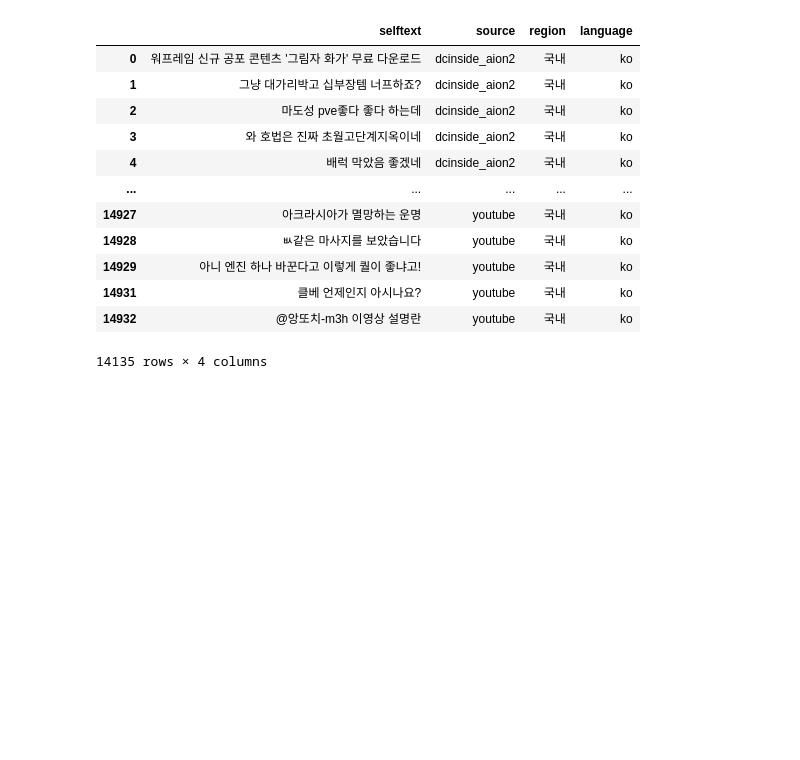
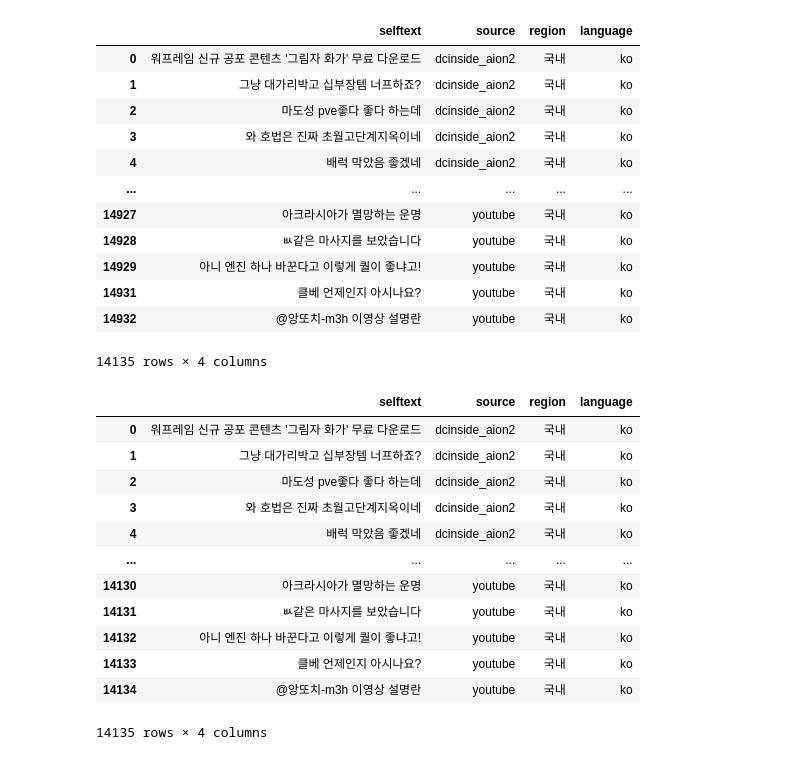
Before and after one commit to SsongSeta/Control_Defines_Difficulty, a Jupyter notebook: 1_code/01_4_EDA_comment.ipynb, the cells around one changed output. Cells and saved outputs as stored; diff of their text form; code cells hidden in the pictures; blank space fills up the shorter version.

```diff
--- a/1_code/01_4_EDA_comment.ipynb
+++ b/1_code/01_4_EDA_comment.ipynb
@@ -236,3 +234,20 @@ df = df_ko.copy()
+# %%
+df = pd.read_csv(r'F:\porti\2026\Control_Defines_Difficulty\Control_Defines_Difficulty\3_comment_original\ALL_out\all_merged_comments_korean_only.csv')
+df
+# %% [output]
+|  | selftext | source | region | language |
+| 0 | 워프레임 신규 공포 콘텐츠 '그림자 화가' 무료 다운로드 | dcinside_aion2 | 국내 | ko |
+| 1 | 그냥 대가리박고 십부장템 너프하죠? | dcinside_aion2 | 국내 | ko |
+| 2 | 마도성 pve좋다 좋다 하는데 | dcinside_aion2 | 국내 | ko |
+| 3 | 와 호법은 진짜 초월고단계지옥이네 | dcinside_aion2 | 국내 | ko |
+| 4 | 배럭 막았음 좋겠네 | dcinside_aion2 | 국내 | ko |
+| ... | ... | ... | ... | ... |
+| 14130 | 아크라시아가 멸망하는 운명 | youtube | 국내 | ko |
+| 14131 | ㅄ같은 마사지를 보았습니다 | youtube | 국내 | ko |
+| 14132 | 아니 엔진 하나 바꾼다고 이렇게 퀄이 좋냐고! | youtube | 국내 | ko |
+| 14133 | 클베 언제인지 아시나요? | youtube | 국내 | ko |
+| 14134 | @앙또치-m3h 이영상 설명란 | youtube | 국내 | ko |
+14135 rows × 4 columns
 # %%
 keywords = {
     "난이도_높음": [
```
Also changed, not shown: parts of 14 cells of this notebook, 1 other file.
